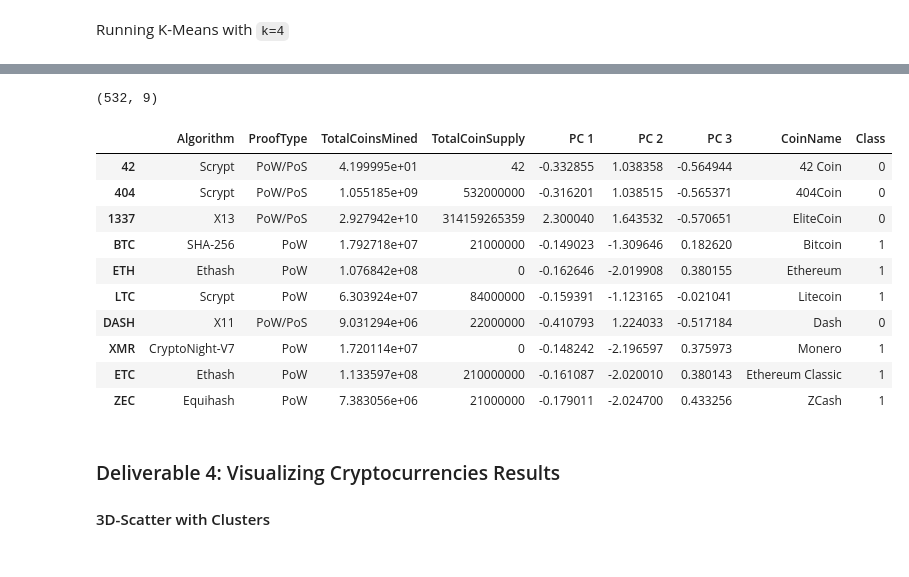
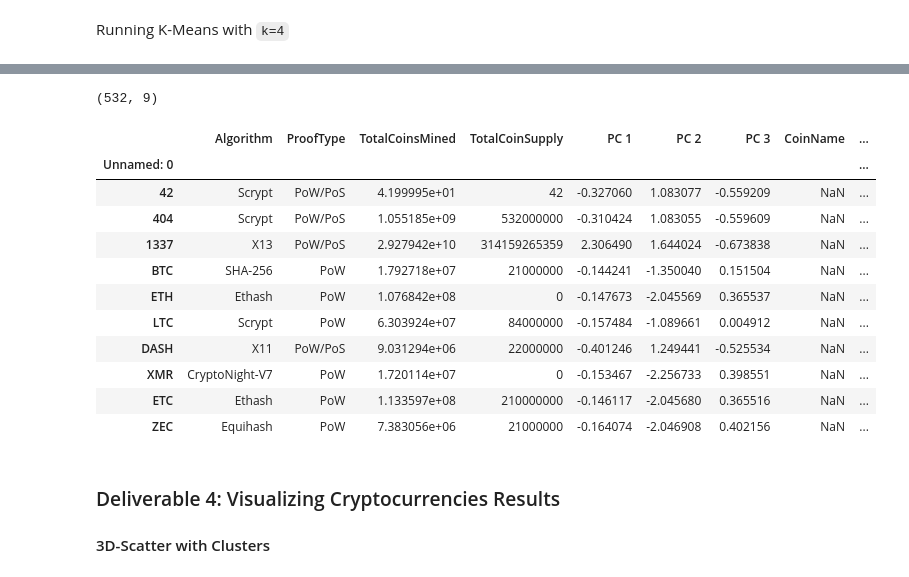
Before and after one commit to jdrobotya/Cryptocurrencies, a Jupyter notebook: crypto_clustering.ipynb, the cells around one changed output, grey strips where cells are left out. Drawn from its saved outputs; the diff is of its cells as text; code cells hidden in the pictures.

```diff
--- a/crypto_clustering.ipynb
+++ b/crypto_clustering.ipynb
@@ -194,5 +210,7 @@ ValueError: ignored
 ### Deliverable 2: Reducing Data Dimensions Using PCA
 # %%
 # Using PCA to reduce dimension to three principal components.
-# YOUR CODE HERE
+pca = PCA(n_components=3)
+crypto_pca = pca.fit_transform(X_scaled)
+crypto_pca
 # %% [output]
@@ -206,4 +224,6 @@ array([[-0.33285464,  1.0383583 , -0.56494435],
 # %%
 # Create a DataFrame with the three principal components.
-# YOUR CODE HERE
+pcs_df = pd.DataFrame(crypto_pca,columns=[
+    "PC 1", "PC 2", "PC 3"],index = crypto_df.index)
+pcs_df
 # %% [output]
@@ -230,0 +248,15 @@ array([[-0.33285464,  1.0383583 , -0.56494435],
+# %%
+# Create an elbow curve to find the best value for K.
+inertia = []
+k = list(range(1, 11))
+
+# Calculate the inertia for the range of K values
+for i in k:
+    km = KMeans(n_clusters=i, random_state=0)
+    km.fit(pcs_df)
+    inertia.append(km.inertia_)
+
+# Create the elbow curve
+elbow_data = {"k": k, "inertia": inertia}
+df_elbow = pd.DataFrame(elbow_data)
+df_elbow.hvplot.line(x="k", y="inertia", xticks=k, title="Elbow Curve")
@@ -232,11 +266,12 @@ array([[-0.33285464,  1.0383583 , -0.56494435],
 Running K-Means with `k=4`
 # %%
 # Initialize the K-Means model.
-# YOUR CODE HERE
+model = KMeans(n_clusters=4, random_state=0)
 
 # Fit the model
-# YOUR CODE HERE
+model.fit(pcs_df)
 
 # Predict clusters
-# YOUR CODE HERE
+predictions = model.predict(pcs_df)
+model.labels_
 # %% [output]
@@ -260,30 +295,31 @@ array([0, 0, 0, 1, 1, 1, 0, 1, 1, 1, 0, 1, 0, 0, 1, 0, 1, 1, 0, 0, 1, 1,
 # %%
 # Create a new DataFrame including predicted clusters and cryptocurrencies features.
 # Concatentate the crypto_df and pcs_df DataFrames on the same columns.
-# YOUR CODE HERE
+clustered_df = pd.concat([crypto_df,pcs_df],axis=1)
 
 #  Add a new column, "CoinName" to the clustered_df DataFrame that holds the names of the cryptocurrencies.
-# YOUR CODE HERE
+clustered_df['CoinName'] = crypto_name_df
 
 #  Add a new column, "Class" to the clustered_df DataFrame that holds the predictions.
-# YOUR CODE HERE
+clustered_df['Class'] = predictions
 
 # Print the shape of the clustered_df
 print(clustered_df.shape)
 clustered_df.head(10)
 # %% [output]
 (532, 9)
-|  | Algorithm | ProofType | TotalCoinsMined | TotalCoinSupply | PC 1 | PC 2 | PC 3 | CoinName | Class |
-| 42 | Scrypt | PoW/PoS | 4.199995e+01 | 42 | -0.332855 | 1.038358 | -0.564944 | 42 Coin | 0 |
-| 404 | Scrypt | PoW/PoS | 1.055185e+09 | 532000000 | -0.316201 | 1.038515 | -0.565371 | 404Coin | 0 |
-| 1337 | X13 | PoW/PoS | 2.927942e+10 | 314159265359 | 2.300040 | 1.643532 | -0.570651 | EliteCoin | 0 |
-| BTC | SHA-256 | PoW | 1.792718e+07 | 21000000 | -0.149023 | -1.309646 | 0.182620 | Bitcoin | 1 |
-| ETH | Ethash | PoW | 1.076842e+08 | 0 | -0.162646 | -2.019908 | 0.380155 | Ethereum | 1 |
-| LTC | Scrypt | PoW | 6.303924e+07 | 84000000 | -0.159391 | -1.123165 | -0.021041 | Litecoin | 1 |
-| DASH | X11 | PoW/PoS | 9.031294e+06 | 22000000 | -0.410793 | 1.224033 | -0.517184 | Dash | 0 |
-| XMR | CryptoNight-V7 | PoW | 1.720114e+07 | 0 | -0.148242 | -2.196597 | 0.375973 | Monero | 1 |
-| ETC | Ethash | PoW | 1.133597e+08 | 210000000 | -0.161087 | -2.020010 | 0.380143 | Ethereum Classic | 1 |
-| ZEC | Equihash | PoW | 7.383056e+06 | 21000000 | -0.179011 | -2.024700 | 0.433256 | ZCash | 1 |
+|  | Algorithm | ProofType | TotalCoinsMined | TotalCoinSupply | PC 1 | PC 2 | PC 3 | CoinName | ... |
+| Unnamed: 0 |  |  |  |  |  |  |  |  | ... |
+| 42 | Scrypt | PoW/PoS | 4.199995e+01 | 42 | -0.327060 | 1.083077 | -0.559209 | NaN | ... |
+| 404 | Scrypt | PoW/PoS | 1.055185e+09 | 532000000 | -0.310424 | 1.083055 | -0.559609 | NaN | ... |
+| 1337 | X13 | PoW/PoS | 2.927942e+10 | 314159265359 | 2.306490 | 1.644024 | -0.673838 | NaN | ... |
+| BTC | SHA-256 | PoW | 1.792718e+07 | 21000000 | -0.144241 | -1.350040 | 0.151504 | NaN | ... |
+| ETH | Ethash | PoW | 1.076842e+08 | 0 | -0.147673 | -2.045569 | 0.365537 | NaN | ... |
+| LTC | Scrypt | PoW | 6.303924e+07 | 84000000 | -0.157484 | -1.089661 | 0.004912 | NaN | ... |
+| DASH | X11 | PoW/PoS | 9.031294e+06 | 22000000 | -0.401246 | 1.249441 | -0.525534 | NaN | ... |
+| XMR | CryptoNight-V7 | PoW | 1.720114e+07 | 0 | -0.153467 | -2.256733 | 0.398551 | NaN | ... |
+| ETC | Ethash | PoW | 1.133597e+08 | 210000000 | -0.146117 | -2.045680 | 0.365516 | NaN | ... |
+| ZEC | Equihash | PoW | 7.383056e+06 | 21000000 | -0.164074 | -2.046908 | 0.402156 | NaN | ... |
 # %% [markdown]
 ### Deliverable 4: Visualizing Cryptocurrencies Results
 
```
Also changed, not shown: parts of 19 cells of this notebook.
